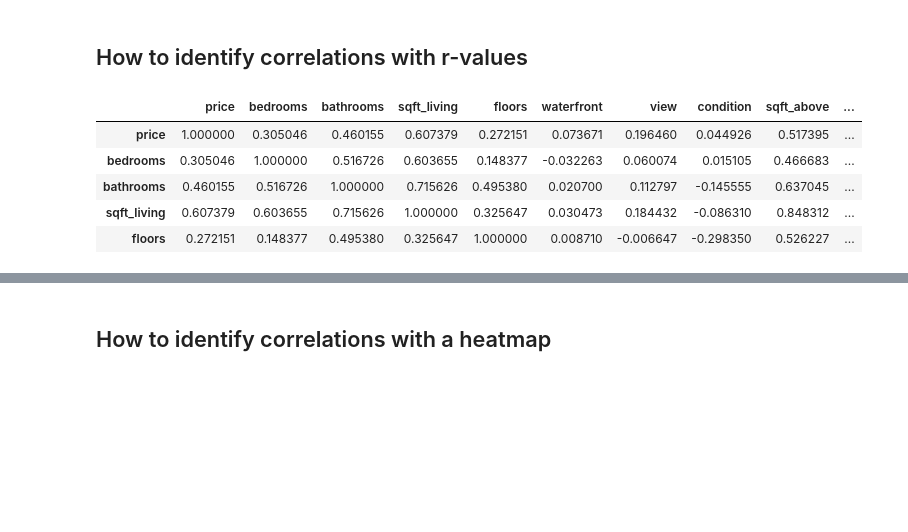
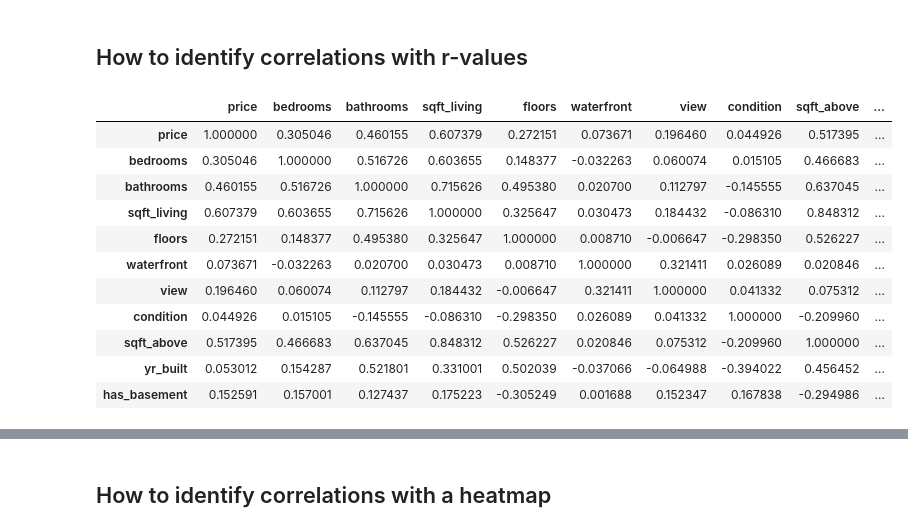
Before and after one commit to TrentBrunson/Data_Analytics, a Jupyter notebook: M9/2021-10-26/ch10/ch10_examples.ipynb, the cells around one changed output, grey strips where cells are left out. Cells and saved outputs as stored; diff of their text form; code cells hidden in the pictures; blank space fills up the shorter version.

```diff
--- a/M9/2021-10-26/ch10/ch10_examples.ipynb
+++ b/M9/2021-10-26/ch10/ch10_examples.ipynb
@@ -72,14 +72,21 @@ sns.pairplot(data=housing,
 [figure]
 # %% [markdown]
 ## How to identify correlations with r-values
-# %%
-housing.corr().head()
-# %% [output]
-|  | price | bedrooms | bathrooms | sqft_living | floors | waterfront | view | condition | sqft_above | ... |
-| price | 1.000000 | 0.305046 | 0.460155 | 0.607379 | 0.272151 | 0.073671 | 0.196460 | 0.044926 | 0.517395 | ... |
-| bedrooms | 0.305046 | 1.000000 | 0.516726 | 0.603655 | 0.148377 | -0.032263 | 0.060074 | 0.015105 | 0.466683 | ... |
-| bathrooms | 0.460155 | 0.516726 | 1.000000 | 0.715626 | 0.495380 | 0.020700 | 0.112797 | -0.145555 | 0.637045 | ... |
-| sqft_living | 0.607379 | 0.603655 | 0.715626 | 1.000000 | 0.325647 | 0.030473 | 0.184432 | -0.086310 | 0.848312 | ... |
-| floors | 0.272151 | 0.148377 | 0.495380 | 0.325647 | 1.000000 | 0.008710 | -0.006647 | -0.298350 | 0.526227 | ... |
+# %%
+# housing.corr().head()
+housing.corr()
+# %% [output]
+|  | price | bedrooms | bathrooms | sqft_living | floors | waterfront | view | condition | sqft_above | ... |
+| price | 1.000000 | 0.305046 | 0.460155 | 0.607379 | 0.272151 | 0.073671 | 0.196460 | 0.044926 | 0.517395 | ... |
+| bedrooms | 0.305046 | 1.000000 | 0.516726 | 0.603655 | 0.148377 | -0.032263 | 0.060074 | 0.015105 | 0.466683 | ... |
+| bathrooms | 0.460155 | 0.516726 | 1.000000 | 0.715626 | 0.495380 | 0.020700 | 0.112797 | -0.145555 | 0.637045 | ... |
+| sqft_living | 0.607379 | 0.603655 | 0.715626 | 1.000000 | 0.325647 | 0.030473 | 0.184432 | -0.086310 | 0.848312 | ... |
+| floors | 0.272151 | 0.148377 | 0.495380 | 0.325647 | 1.000000 | 0.008710 | -0.006647 | -0.298350 | 0.526227 | ... |
+| waterfront | 0.073671 | -0.032263 | 0.020700 | 0.030473 | 0.008710 | 1.000000 | 0.321411 | 0.026089 | 0.020846 | ... |
+| view | 0.196460 | 0.060074 | 0.112797 | 0.184432 | -0.006647 | 0.321411 | 1.000000 | 0.041332 | 0.075312 | ... |
+| condition | 0.044926 | 0.015105 | -0.145555 | -0.086310 | -0.298350 | 0.026089 | 0.041332 | 1.000000 | -0.209960 | ... |
+| sqft_above | 0.517395 | 0.466683 | 0.637045 | 0.848312 | 0.526227 | 0.020846 | 0.075312 | -0.209960 | 1.000000 | ... |
+| yr_built | 0.053012 | 0.154287 | 0.521801 | 0.331001 | 0.502039 | -0.037066 | -0.064988 | -0.394022 | 0.456452 | ... |
+| has_basement | 0.152591 | 0.157001 | 0.127437 | 0.175223 | -0.305249 | 0.001688 | 0.152347 | 0.167838 | -0.294986 | ... |
 # %%
 housing.corr()[['price']].sort_values(by='price', ascending=False)
```
Also changed, not shown: parts of 9 cells of this notebook.
